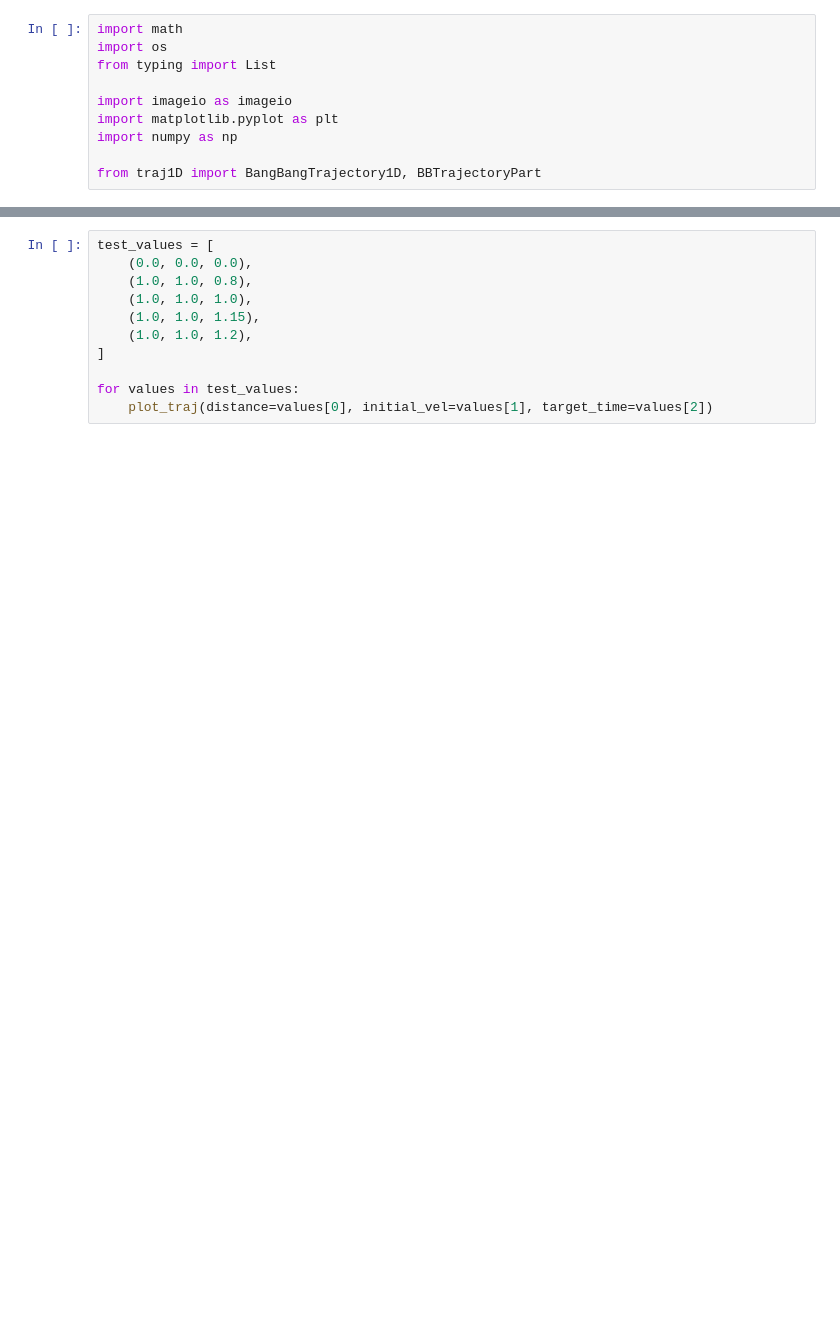
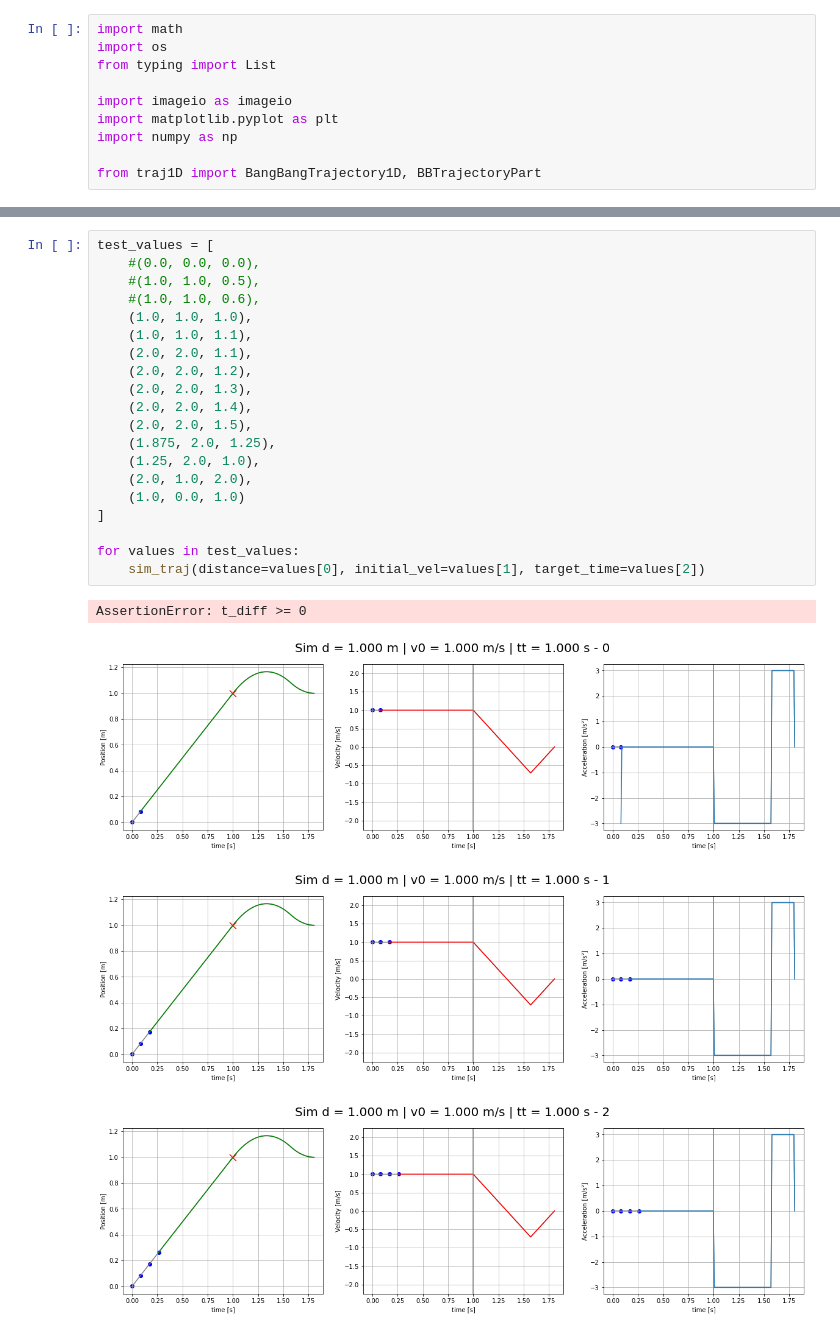
Before and after one commit to TIGERs-Mannheim/TrajectoryPlotter, a Jupyter notebook: drawTrajectories.ipynb, the cells around one changed output, grey strips where cells are left out. Cells and saved outputs as stored; diff of their text form; blank space fills up the shorter version.

```diff
--- a/drawTrajectories.ipynb
+++ b/drawTrajectories.ipynb
@@ -249,11 +241,25 @@ for d in sorted(set(distances)):
 # %%
 test_values = [
-    (0.0, 0.0, 0.0),
-    (1.0, 1.0, 0.8),
+    #(0.0, 0.0, 0.0),
+    #(1.0, 1.0, 0.5),
+    #(1.0, 1.0, 0.6),
     (1.0, 1.0, 1.0),
-    (1.0, 1.0, 1.15),
-    (1.0, 1.0, 1.2),
+    (1.0, 1.0, 1.1),
+    (2.0, 2.0, 1.1),
+    (2.0, 2.0, 1.2),
+    (2.0, 2.0, 1.3),
+    (2.0, 2.0, 1.4),
+    (2.0, 2.0, 1.5),
+    (1.875, 2.0, 1.25),
+    (1.25, 2.0, 1.0),
+    (2.0, 1.0, 2.0),
+    (1.0, 0.0, 1.0)
 ]
 
 for values in test_values:
-    plot_traj(distance=values[0], initial_vel=values[1], target_time=values[2])
+    sim_traj(distance=values[0], initial_vel=values[1], target_time=values[2])
+# %% [output]
+AssertionError: t_diff >= 0
+[figure, added]
+[figure, added]
+[figure, added]
```
Also changed, not shown: parts of 4 cells of this notebook, 1 other file.
